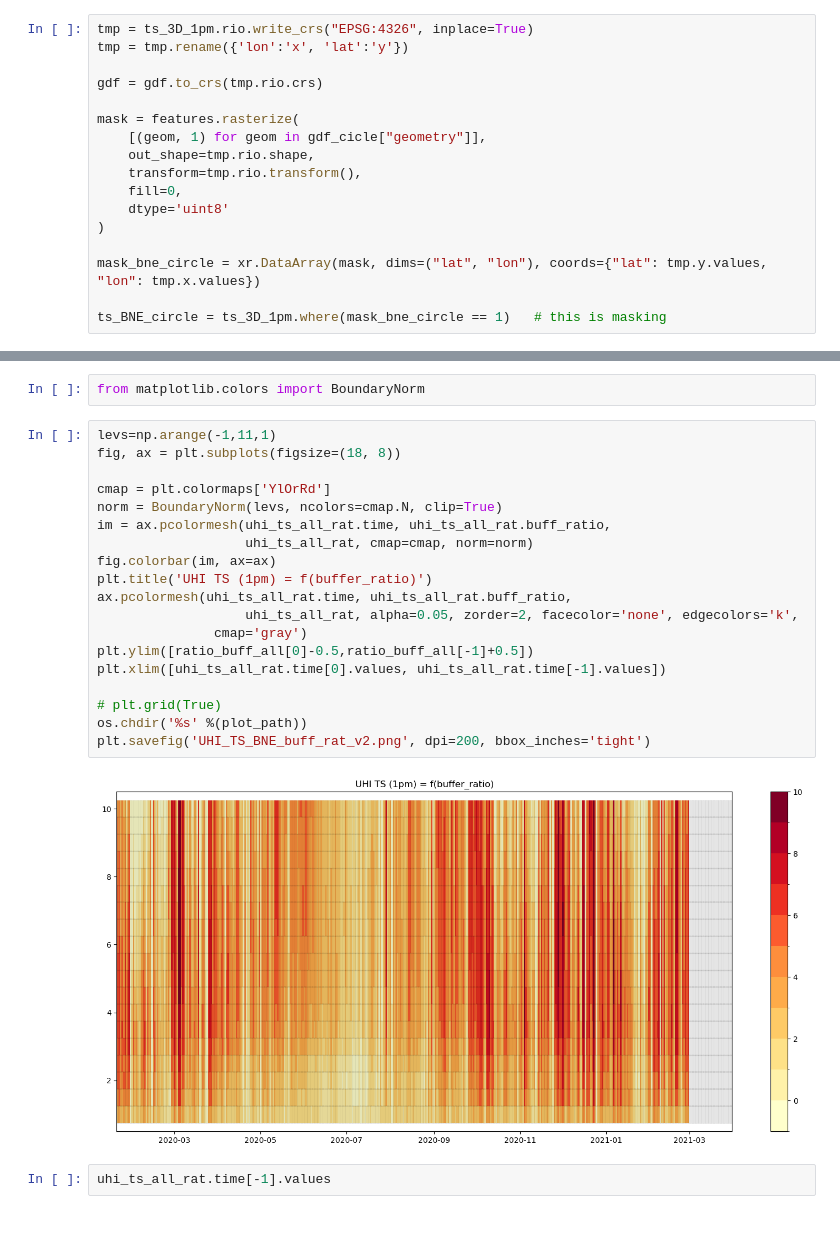
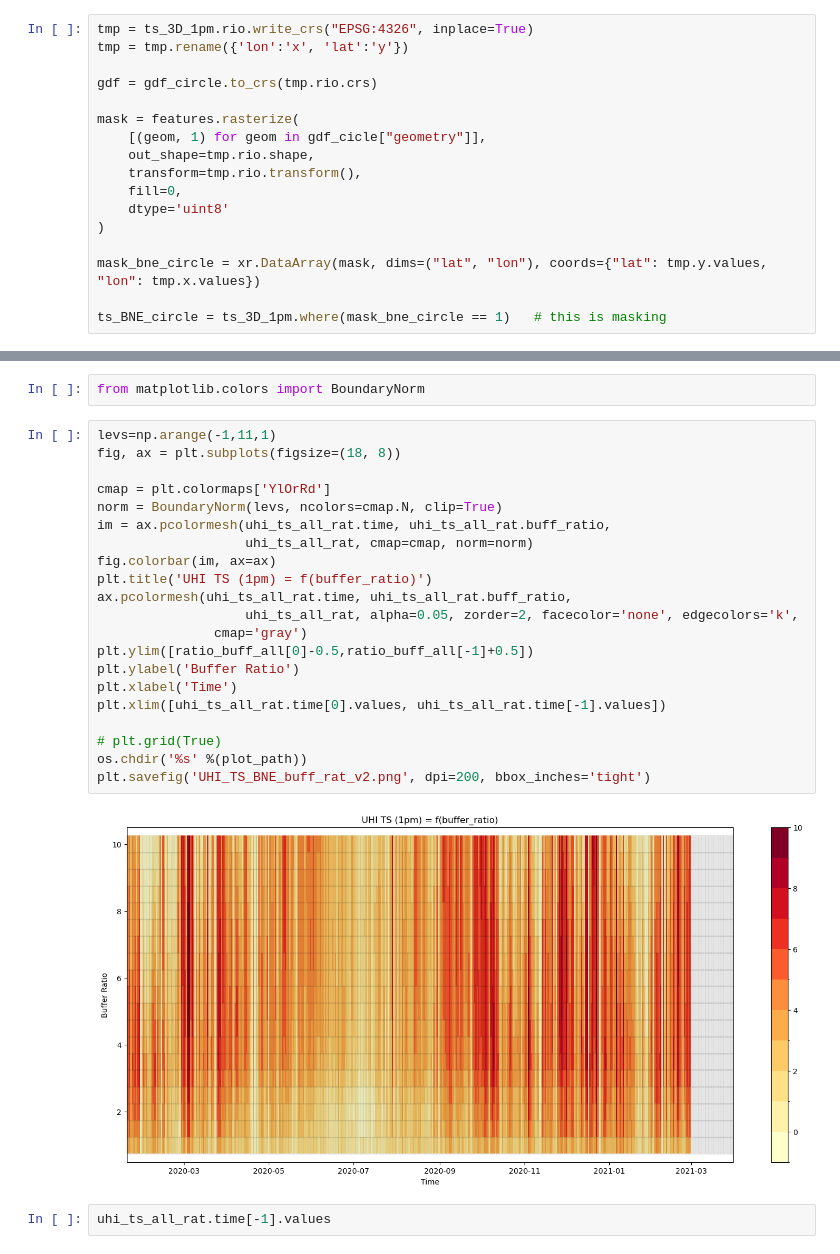
Before and after one commit to 21centuryweather/hk25-CityCirc, a Jupyter notebook: BNE_UHI_Signal.ipynb, the cells around one changed output, grey strips where cells are left out. Cells and saved outputs as stored; diff of their text form; blank space fills up the shorter version.

```diff
--- a/BNE_UHI_Signal.ipynb
+++ b/BNE_UHI_Signal.ipynb
@@ -387,7 +384,7 @@ gdf_cicle
 tmp = ts_3D_1pm.rio.write_crs("EPSG:4326", inplace=True)
 tmp = tmp.rename({'lon':'x', 'lat':'y'})
 
-gdf = gdf.to_crs(tmp.rio.crs)
+gdf = gdf_circle.to_crs(tmp.rio.crs)
 
 mask = features.rasterize(
     [(geom, 1) for geom in gdf_cicle["geometry"]],
@@ -691,24 +688,26 @@ from matplotlib.colors import BoundaryNorm
 # %%
 levs=np.arange(-1,11,1)
 fig, ax = plt.subplots(figsize=(18, 8))
 
 cmap = plt.colormaps['YlOrRd']
 norm = BoundaryNorm(levs, ncolors=cmap.N, clip=True)
 im = ax.pcolormesh(uhi_ts_all_rat.time, uhi_ts_all_rat.buff_ratio,
                    uhi_ts_all_rat, cmap=cmap, norm=norm)
 fig.colorbar(im, ax=ax)
 plt.title('UHI TS (1pm) = f(buffer_ratio)')
 ax.pcolormesh(uhi_ts_all_rat.time, uhi_ts_all_rat.buff_ratio,
                    uhi_ts_all_rat, alpha=0.05, zorder=2, facecolor='none', edgecolors='k',
                cmap='gray')
 plt.ylim([ratio_buff_all[0]-0.5,ratio_buff_all[-1]+0.5])
+plt.ylabel('Buffer Ratio')
+plt.xlabel('Time')
 plt.xlim([uhi_ts_all_rat.time[0].values, uhi_ts_all_rat.time[-1].values])
 
 # plt.grid(True)
 os.chdir('%s' %(plot_path))
 plt.savefig('UHI_TS_BNE_buff_rat_v2.png', dpi=200, bbox_inches='tight')
 # %% [output]
-[figure, old version]
+[figure, new version]
 # %%
 uhi_ts_all_rat.time[-1].values
 # %% [output]
```
Also changed, not shown: parts of 1 cell of this notebook, 10 other files.
